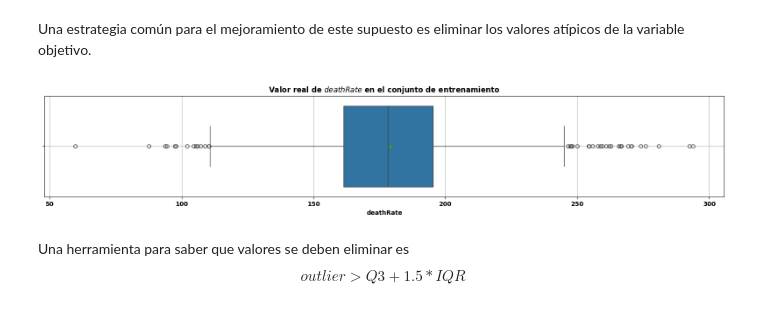
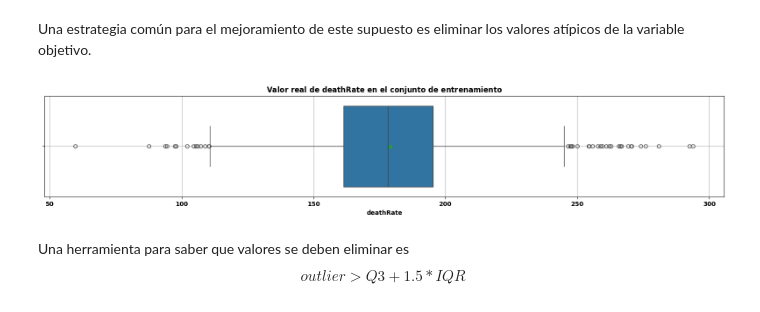
Before and after one commit to Granjis/Lab2-BI, a Jupyter notebook: Laboratorio 2 - Regresion.ipynb, the cells around one changed output. Saved outputs shown, nothing was run; the diff lists cells and outputs as text; code cells hidden in the pictures.

```diff
--- a/Laboratorio 2 - Regresion.ipynb
+++ b/Laboratorio 2 - Regresion.ipynb
@@ -716,13 +733,22 @@ _ = stats.probplot(errors, dist="norm", plot=axes[1])
 # %% [markdown]
 Una estrategia común para el mejoramiento de este supuesto es eliminar los valores atípicos de la variable objetivo.
 # %%
+# Crea una figura con tamaño personalizado
 plt.figure(figsize=(20, 3))
+
+# Crea un boxplot horizontal de la variable objetivo
 sns.boxplot(x=y_train, showmeans=True, orient="h")
-plt.title("Valor real de $\t{deathRate}$ en el conjunto de entrenamiento")
+
+# Establece el título del gráfico
+plt.title("Valor real de $\\text{deathRate}$ en el conjunto de entrenamiento")
+
+# Agrega una cuadrícula al gráfico
 plt.grid()
+
+# Muestra el gráfico
 plt.show()
 # %% [output]
-[figure, old version]
+[figure, new version]
 # %% [markdown]
 Una herramienta para saber que valores se deben eliminar es $$outlier > Q3 + 1.5*IQR$$
 # %%
```
Also changed, not shown: parts of 28 cells of this notebook.
